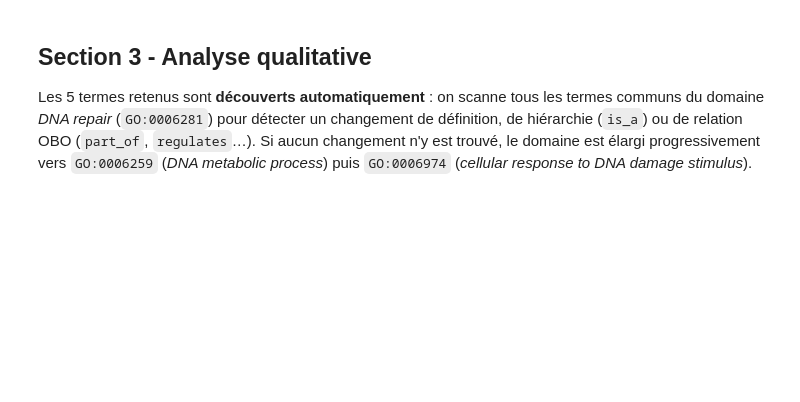
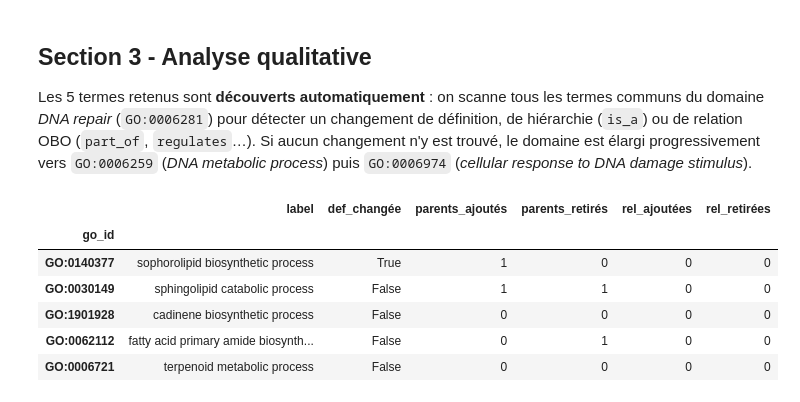
Before and after one commit to WebSemantic-Projet-n-1/projet2_medical_ontology, a Jupyter notebook: analyse/analyse.ipynb, the cells around one changed output. Saved outputs shown, nothing was run; the diff lists cells and outputs as text; code cells hidden in the pictures; blank space fills up the shorter version.

```diff
--- a/analyse/analyse.ipynb
+++ b/analyse/analyse.ipynb
@@ -184,6 +178,14 @@ OBO_RELATION_LABELS = {
     "RO_0002297":  "results_in_maturation_of", # http://purl.obolibrary.org/obo/RO_0002297
     "RO_0001000":  "derives_from",             # http://purl.obolibrary.org/obo/RO_0001000
 }
+
+TERM_IDS = [
+    "GO:0140377",
+    "GO:0030149",
+    "GO:1901928",
+    "GO:0062112",
+    "GO:0006721"
+]
 
 # ---------------------------------------------------------------------------
 # Helpers
@@ -230,41 +232,90 @@ def _get_relations(onto, go_id):
     cls = _get_cls(onto, go_id)
     if cls is None:
         return {}
+
     relations = {}
     for axiom in cls.is_a:
         if not isinstance(axiom, Restriction):
             continue
-        local = axiom.property.iri.rsplit("/", 1)[-1] if hasattr(axiom.property, "iri") else str(axiom.property)
-        lbl = OBO_RELATION_LABELS.get(local, local)
-        target = axiom.value
-        if target is None or not hasattr(target, "iri"):
+
+        prop = getattr(axiom, "property", None)
+        prop_local = None
+        if prop is not None:
+            if hasattr(prop, "iri") and getattr(prop, "iri", None):
+                prop_local = str(prop.iri).rsplit("/", 1)[-1]
+            elif hasattr(prop, "name") and getattr(prop, "name", None):
+                prop_local = str(prop.name)
+
+        if not prop_local:
             continue
-        relations.setdefault(lbl, []).append(_iri_to_go(target.iri))
-    return relations
+
+        rel_label = OBO_RELATION_LABELS.get(prop_local, prop_local)
+
+        target = getattr(axiom, "value", None)
+        target_value = None
+        if hasattr(target, "iri") and getattr(target, "iri", None):
+            target_value = _iri_to_go(str(target.iri))
+        elif target is not None:
+            target_value = str(target)
+
+        if target_value is None:
+            continue
+
+        relations.setdefault(str(rel_label), set()).add(str(target_value))
+
+    return {k: sorted(v) for k, v in relations.items()}
 
 # ---------------------------------------------------------------------------
 # Comparaison terme à terme
 # ---------------------------------------------------------------------------
 
 def compare_term(onto_old, onto_new, go_id):
     label  = _get_label(onto_new, go_id) or _get_label(onto_old, go_id)
     def_old, def_new = _get_definition(onto_old, go_id), _get_definition(onto_new, go_id)
     par_old, par_new = set(_get_parents(onto_old, go_id)), set(_get_parents(onto_new, go_id))
     rel_old, rel_new = _get_relations(onto_old, go_id), _get_relations(onto_new, go_id)
+
     pairs_old = {(r, t) for r, ts in rel_old.items() for t in ts}
     pairs_new = {(r, t) for r, ts in rel_new.items() for t in ts}
+
     return {
         "go_id":              go_id,
         "label":              label,
         "definition_changed": def_old != def_new,
         "definition_old":     def_old,
         "definition_new":     def_new,
         "parents_old":        sorted(_iri_to_go(p) for p in par_old),
         "parents_new":        sorted(_iri_to_go(p) for p in par_new),
         "parents_added":      sorted(_iri_to_go(p) for p in (par_new - par_old)),
         "parents_removed":    sorted(_iri_to_go(p) for p in (par_old - par_new)),
         "relations_old":      rel_old,
         "relations_new":      rel_new,
         "relations_added":    sorted(pairs_new - pairs_old),
         "relations_removed":  sorted(pairs_old - pairs_new),
     }
+
+
+# ---------------------------------------------------------------------------
+# Résumé tabulaire (une ligne par terme retenu)
+# ---------------------------------------------------------------------------
+comparisons = [compare_term(onto_old, onto_new, gid) for gid in TERM_IDS]
+
+summary = pd.DataFrame([{
+    "go_id":           c["go_id"],
+    "label":           c["label"],
+    "def_changée":     c["definition_changed"],
+    "parents_ajoutés": len(c["parents_added"]),
+    "parents_retirés": len(c["parents_removed"]),
+    "rel_ajoutées":    len(c["relations_added"]),
+    "rel_retirées":    len(c["relations_removed"]),
+} for c in comparisons]).set_index("go_id")
+
+summary
+# %% [output]
+|  | label | def_changée | parents_ajoutés | parents_retirés | rel_ajoutées | rel_retirées |
+| go_id |  |  |  |  |  |  |
+| GO:0140377 | sophorolipid biosynthetic process | True | 1 | 0 | 0 | 0 |
+| GO:0030149 | sphingolipid catabolic process | False | 1 | 1 | 0 | 0 |
+| GO:1901928 | cadinene biosynthetic process | False | 0 | 0 | 0 | 0 |
+| GO:0062112 | fatty acid primary amide biosynth... | False | 0 | 1 | 0 | 0 |
+| GO:0006721 | terpenoid metabolic process | False | 0 | 0 | 0 | 0 |
```
Also changed, not shown: parts of 15 cells of this notebook, 5 other files.
